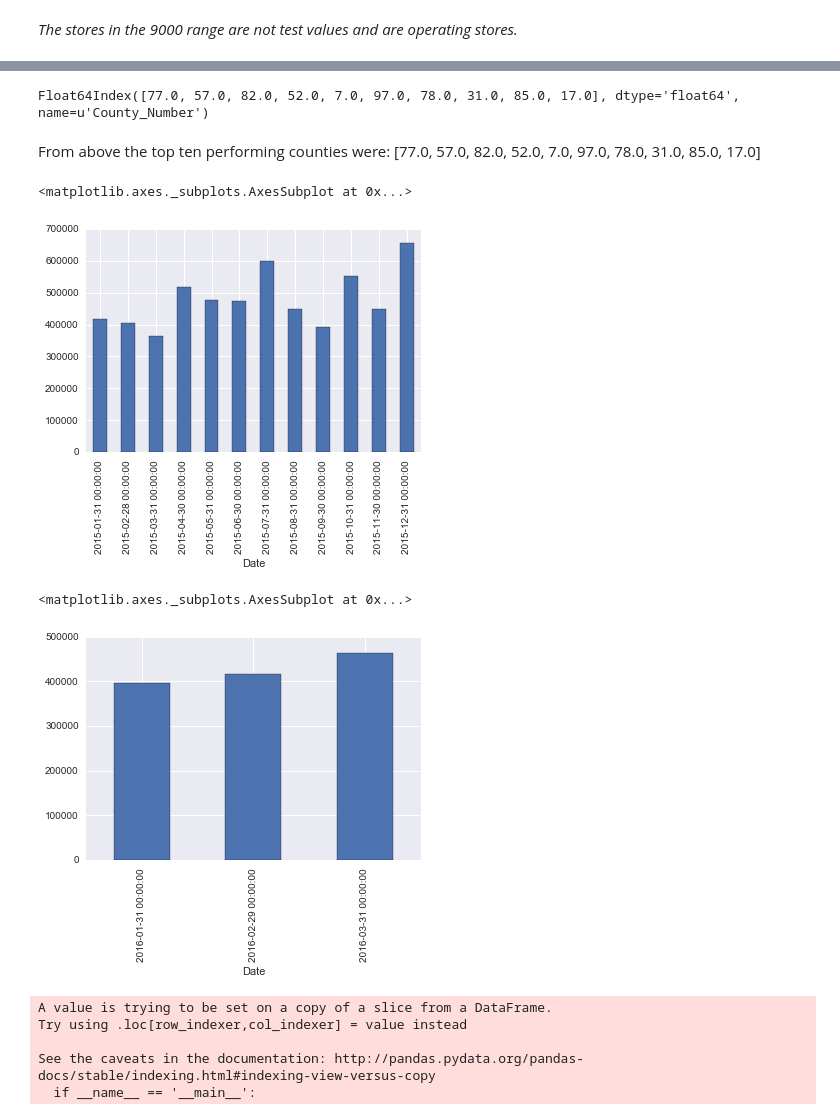
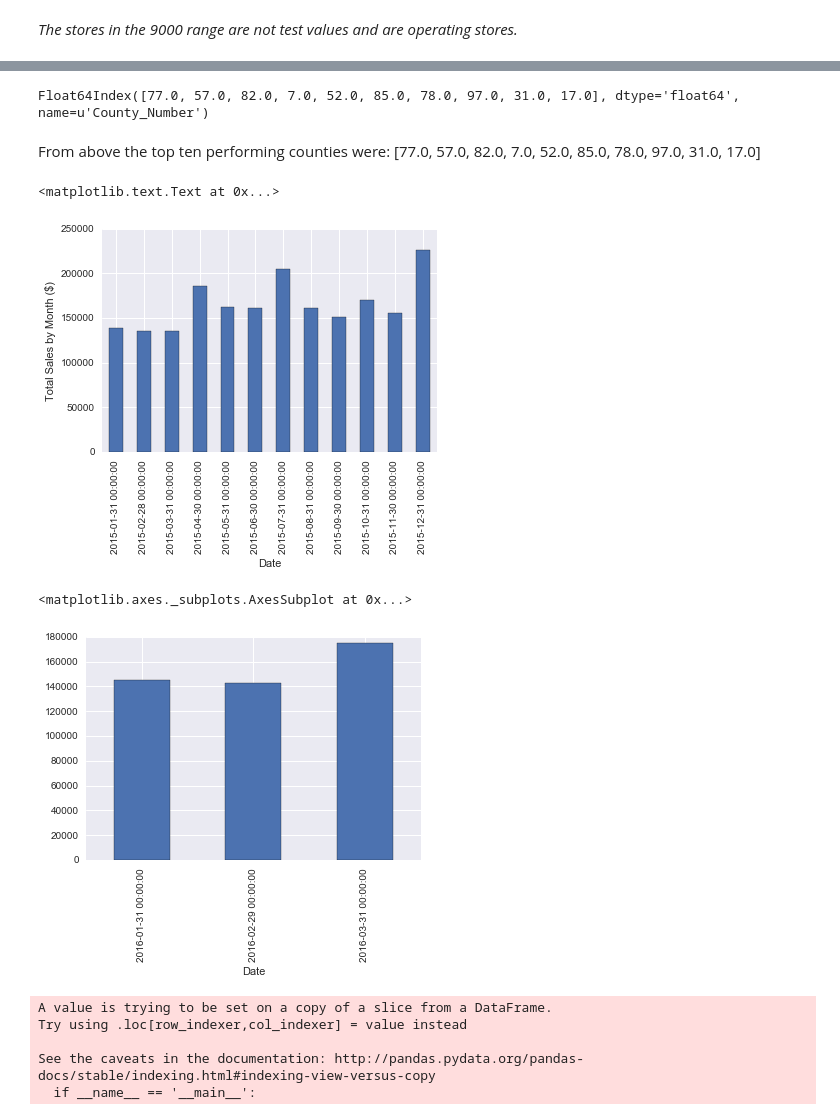
Before and after one commit to sambozek/DSI-SF-1-sebozek, a Jupyter notebook: projects/project-03/Project 3 WIP.ipynb, the cells around one changed output, grey strips where cells are left out. Drawn from its saved outputs; the diff is of its cells as text; code cells hidden in the pictures.

```diff
--- a/projects/project-03/Project 3 WIP.ipynb
+++ b/projects/project-03/Project 3 WIP.ipynb
@@ -217,5 +251,5 @@ liquor[liquor['Store_Number']>8000].head()
+# %%
+liquor = liquor[(liquor['Sale_Dollars'] > 30.48) & (liquor['Sale_Dollars'] < 135.00)]
 # %%
-liquor['Purchase_Margins'] = ( liquor['Sale_Dollars'],      # Determine total sale
-                              - (liquor['State_Bottle_Cost']
-                              * liquor['Bottles_Sold']))     # Find cost of bottles
+liquor['Purchase_Margins'] =  liquor['Sale_Dollars'] - (liquor['State_Bottle_Cost'] * liquor['Bottles_Sold'])     # Find cost of bottles
 # %% [output]
@@ -275,11 +303,11 @@ l15 = liquor2015.groupby('County_Number').sum() # Create sums by county
 l15 = l15.sort('Sale_Dollars', axis=0, ascending=False).head(10)
 l15.index
 # %% [output]
-Float64Index([77.0, 57.0, 82.0, 52.0, 7.0, 97.0, 78.0, 31.0, 85.0, 17.0], dtype='float64', name=u'County_Number')
+Float64Index([77.0, 57.0, 82.0, 7.0, 52.0, 85.0, 78.0, 97.0, 31.0, 17.0], dtype='float64', name=u'County_Number')
 # %% [markdown]
-From above the top ten performing counties were: [77.0, 57.0, 82.0, 52.0, 7.0, 97.0, 78.0, 31.0, 85.0, 17.0]
+From above the top ten performing counties were: [77.0, 57.0, 82.0, 7.0, 52.0, 85.0, 78.0, 97.0, 31.0, 17.0]
 # %%
 # Create list of top ten counties
 
-counties = [77.0, 57.0, 82.0, 52.0, 7.0, 97.0, 78.0, 31.0, 85.0, 17.0]
+counties = [77.0, 57.0, 82.0, 7.0, 52.0, 85.0, 78.0, 97.0, 31.0, 17.0]
 # %%
@@ -290,9 +318,10 @@ tten.index = tten['Date']    # Set index to date
 del tten['Date']             # Delete date column
 # %%
 tten['Sale_Dollars'].resample('M').sum().plot(kind = 'Bar')
+plt.ylabel('Total Sales by Month ($)')
 # %% [output]
-<matplotlib.axes._subplots.AxesSubplot at 0x...>
+<matplotlib.text.Text at 0x...>
-[figure, old version]
+[figure, new version]
 # %%
 for county in counties:
     tten16 = liquor2016[liquor2016['County_Number'] == county]
@@ -303,7 +332,7 @@ del tten16['Date']
 tten16['Sale_Dollars'].resample('M').sum().plot(kind='bar')
 # %% [output]
 <matplotlib.axes._subplots.AxesSubplot at 0x...>
-[figure, old version]
+[figure, new version]
 # %%
 tten['Day'] = tten.index.hour
 # %% [output]
```
Also changed, not shown: parts of 14 cells of this notebook, 28 other files.
